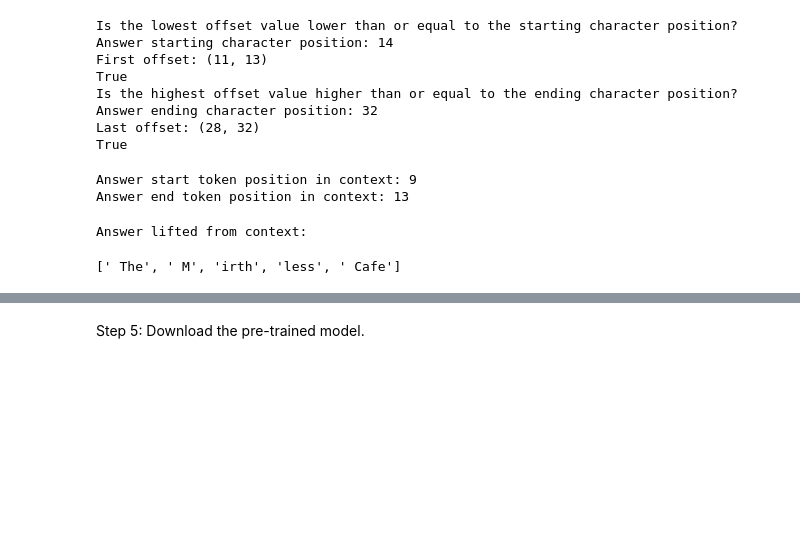
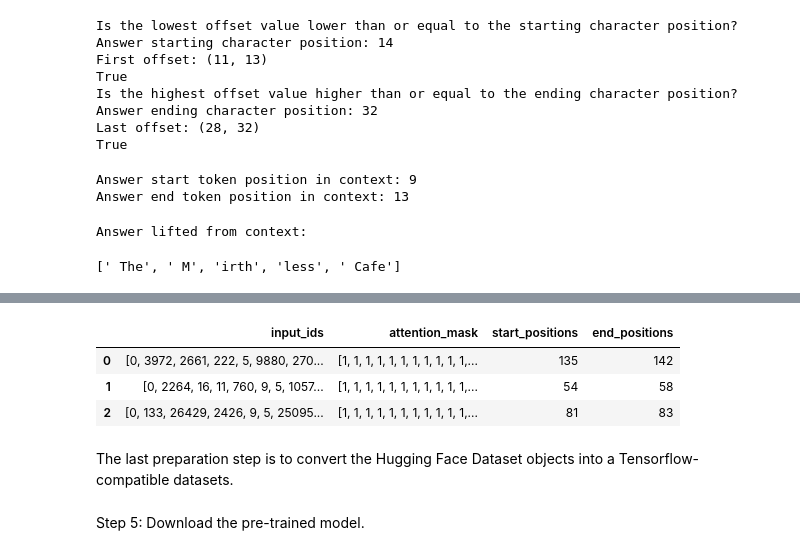
Before and after one commit to HenrySomeCode/Transfer_Learning_With_Pre_trained_Distil_RoBERTa_Model_For_Extractive_Question_Answering, a Jupyter notebook: Transfer_Learning_With_Pre_trained_Distil_RoBERTa_Model_For_Extractive_Question_Answering.ipynb, the cells around one changed output, grey strips where cells are left out. Saved outputs shown, nothing was run; the diff lists cells and outputs as text; code cells hidden in the pictures; blank space fills up the shorter version.

```diff
--- a/Transfer_Learning_With_Pre_trained_Distil_RoBERTa_Model_For_Extractive_Question_Answering.ipynb
+++ b/Transfer_Learning_With_Pre_trained_Distil_RoBERTa_Model_For_Extractive_Question_Answering.ipynb
@@ -613,6 +674,15 @@ tokenized_datasets = data.map(
 # %%
 data = tokenized_datasets.remove_columns(["offset_mapping",
                                           "overflow_to_sample_mapping"])
+# %%
+pd.DataFrame(data['train'][0,1,2])
+# %% [output]
+|  | input_ids | attention_mask | start_positions | end_positions |
+| 0 | [0, 3972, 2661, 222, 5, 9880, 270... | [1, 1, 1, 1, 1, 1, 1, 1, 1, 1, 1,... | 135 | 142 |
+| 1 | [0, 2264, 16, 11, 760, 9, 5, 1057... | [1, 1, 1, 1, 1, 1, 1, 1, 1, 1, 1,... | 54 | 58 |
+| 2 | [0, 133, 26429, 2426, 9, 5, 25095... | [1, 1, 1, 1, 1, 1, 1, 1, 1, 1, 1,... | 81 | 83 |
+# %% [markdown]
+The last preparation step is to convert the Hugging Face Dataset objects into a Tensorflow-compatible datasets.
 # %%
 train_set = data['train'].to_tf_dataset(batch_size=batch_size)
 validation_set = data['validation'].to_tf_dataset(batch_size=batch_size)
```
Also changed, not shown: parts of 31 cells of this notebook.
